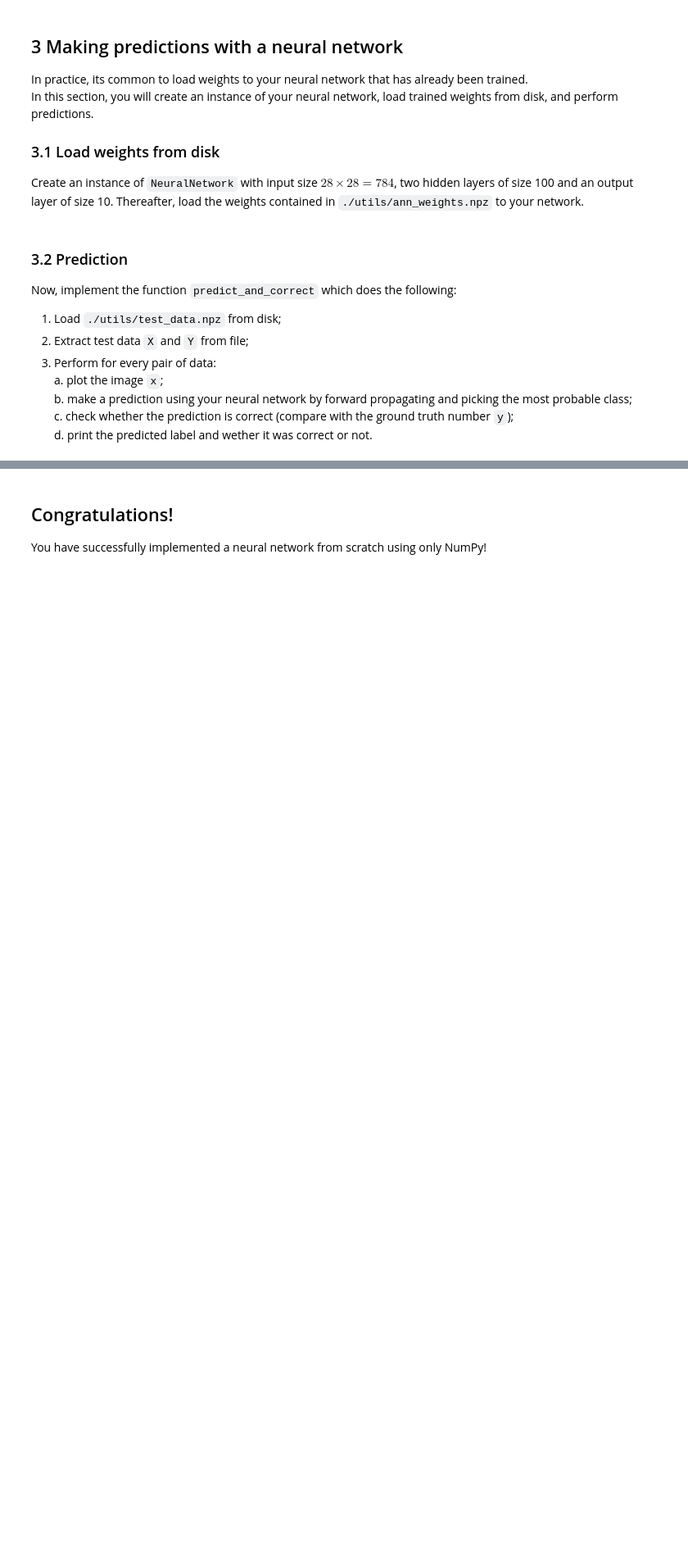
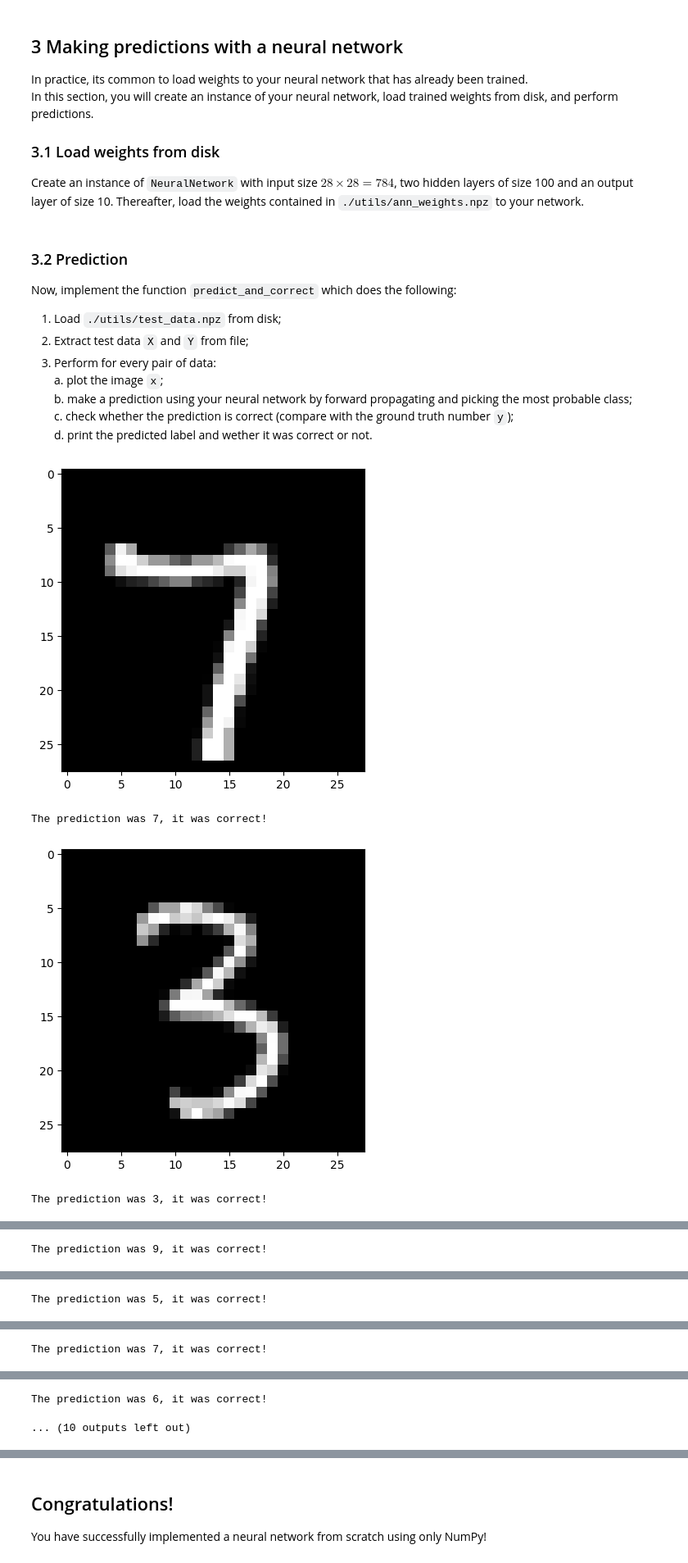
Before and after one commit to chenbin234/SSY340_Deep_machine_learning, a Jupyter notebook: IHA1.ipynb, the cells around one changed output, grey strips where cells are left out. Shown at 82% size. Saved outputs shown, nothing was run; the diff lists cells and outputs as text; code cells hidden in the pictures; blank space fills up the shorter version.

```diff
--- a/IHA1.ipynb
+++ b/IHA1.ipynb
@@ -595,9 +672,24 @@ class NeuralNetwork:
                   Has type 'list' containing layers of type 'Layer'
         """
 
-        self.input_n = None # TODO
-        self.layers = None # TODO
+        # self.input_n = None # TODO
+        # self.layers = None # TODO
+
         # YOUR CODE HERE
+        self.input_n = input_n
+        self.layers = [] # initialize layers
+
+        # add layer[1], Note that layer_dims[0] is the numbers of neurons in layer 1.
+        self.layers.append(Layer(input_dim=self.input_n, output_dim=layer_dims[0], activation_fn=relu))
+
+        # add from layer[2] to layer[L-1] to the python list - self.layers[], use ReLU activation function
+        for l in range(1, len(layer_dims)-1):
+            self.layers.append(Layer(input_dim=layer_dims[l-1], output_dim=layer_dims[l], activation_fn=relu))
+
+        # add output layer to the python list - self.layers[], use softmax activation function
+        self.layers.append(Layer(input_dim=layer_dims[-2], output_dim=layer_dims[-1], activation_fn=softmax))
+
+
 
     def forward_prop(self, x):
         """
@@ -611,8 +703,14 @@ class NeuralNetwork:
         a - the output of the last layer after forward propagating through the every layer in 'layers'.
             Should have the dimension (BATCH_SIZE, layers[-1].w.shape[1]) and type 'numpy.ndarray'
         """
-        a = None # TODO
+        # a = None # TODO
+
         # YOUR CODE HERE
+        a = x
+
+        # Forward propagate through each layer
+        for layer in self.layers:
+            a = layer.forward_prop(a)
 
         return a
 # %%
@@ -626,8 +726,9 @@ In this section, you will create an instance of your neural network, load traine
 ### 3.1 Load weights from disk
 Create an instance of `NeuralNetwork` with input size $28 \times 28 = 784$, two hidden layers of size 100 and an output layer of size 10. Thereafter, load the weights contained in `./utils/ann_weights.npz` to your network.
 # %%
-ann = None # TODO: create instance of ann
+# ann = None # TODO: create instance of ann
 # YOUR CODE HERE
+ann = NeuralNetwork(input_n=784, layer_dims=(100, 100, 10))
 
 # load weights
 weights = np.load('./utils/ann_weights.npz')
@@ -647,26 +748,36 @@ Now, implement the function `predict_and_correct` which does the following:
 # %%
 def predict_and_correct(ann):
     """ Load test data from file and predict using your neural network.
     Make a prediction for ever data sample and print it along with wether it was a correct prediction or not
 
     Arguments:
     ann - the neural network to use for prediction. Has type `NeuralNetwork`
 
     Returns: # for test case purposes
     A `numpy.ndarray` of predicted classes (integers [0-9]) with shape (11,)
     """
     data = np.load('./utils/test_data.npz')
     X, cls = data['X'], data['Y']
 
-    cls_preds = None # TODO: make a predicted number for every image in X
+    # cls_preds = None # TODO: make a predicted number for every image in X
+
     # YOUR CODE HERE
+    cls_preds = ann.forward_prop(X)
+
+    # find the maximum value of each row and return it's index, cls_preds is the index
+    cls_preds = np.argmax(cls_preds, axis=1)
 
     for i in range(len(X)):
         plt.imshow(X[i].reshape(28,28), cmap='gray')
         plt.show()
         correct = cls_preds[i] == cls[i]
         print('The prediction was {0}, it was {1}!'.format(cls_preds[i], 'correct' if correct else 'incorrect'))
 
     return cls_preds
 
 cls_pred = predict_and_correct(ann)
+# %% [output]
+[figure, added]
+The prediction was 7, it was correct!
+[figure, added]
+The prediction was 3, it was correct!
@@ -672,0 +785 @@ cls_pred = predict_and_correct(ann)
+The prediction was 9, it was correct!
@@ -672,0 +787 @@ cls_pred = predict_and_correct(ann)
+The prediction was 5, it was correct!
@@ -672,0 +789 @@ cls_pred = predict_and_correct(ann)
+The prediction was 7, it was correct!
@@ -673,3 +791,5 @@ cls_pred = predict_and_correct(ann)
+The prediction was 6, it was correct!
+... (10 outputs left out)
 # %%
 # final test case
 test_predict_and_correct_answer(cls_pred)
```
Also changed, not shown: parts of 29 cells of this notebook.
